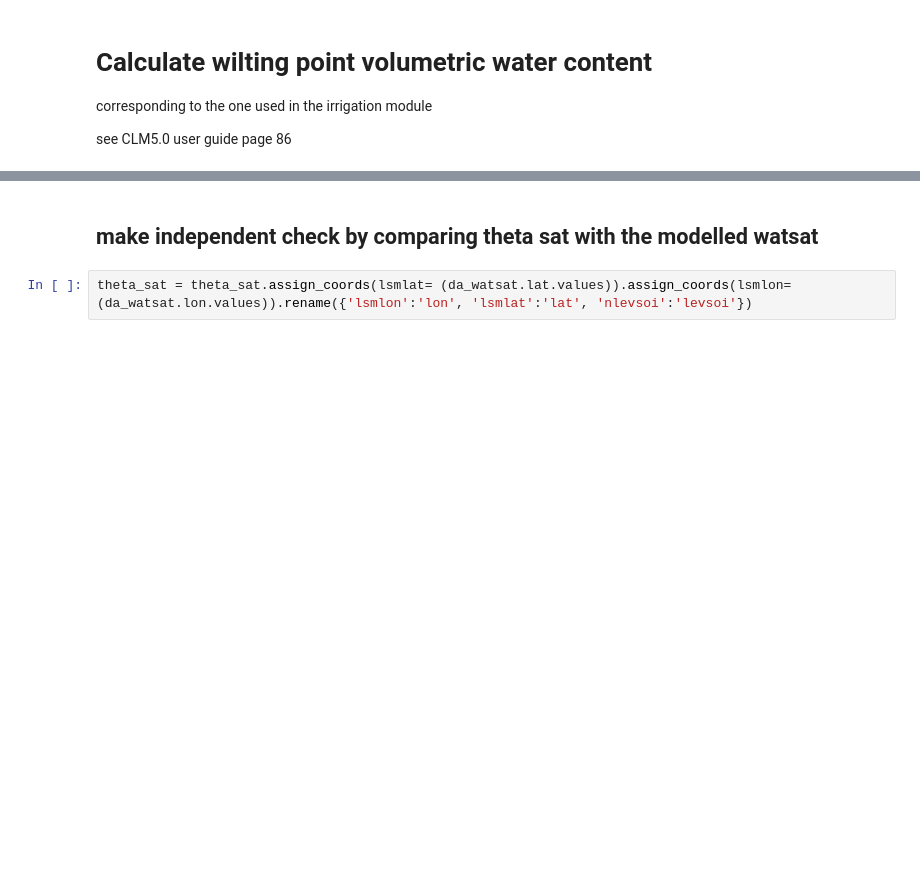
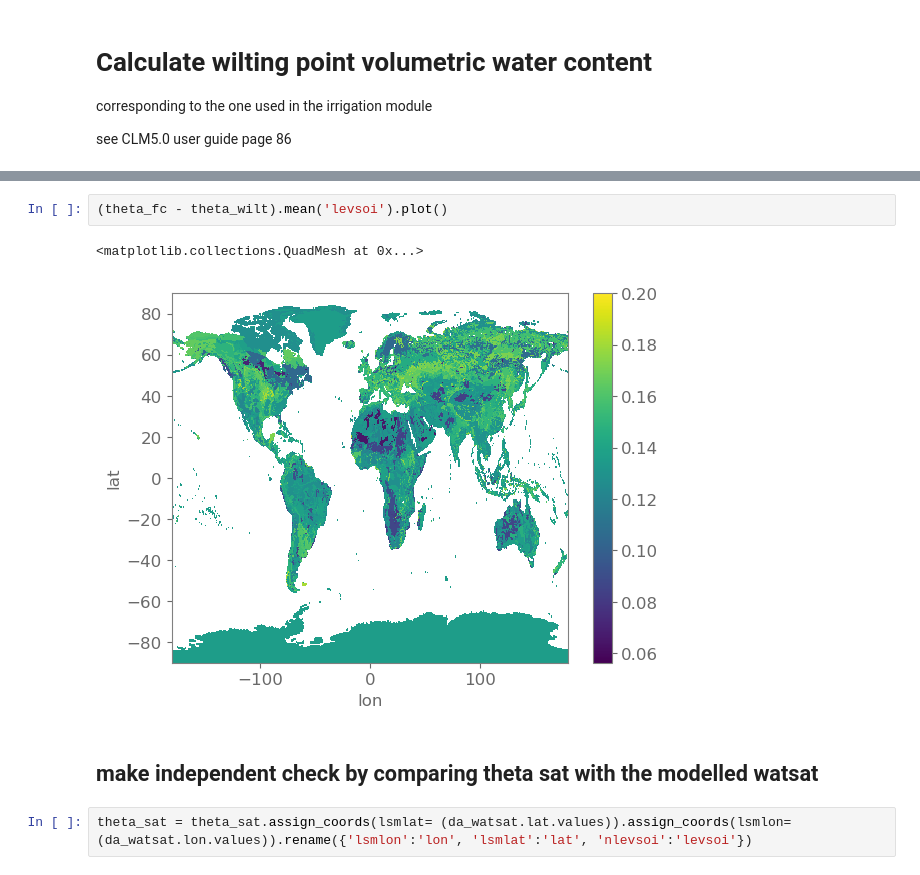
Before and after one commit to Ivanderkelen/Vanderkelen_etal_2025_BG, a Jupyter notebook: notebooks/calc_wilting_vol_water_content.ipynb, the cells around one changed output, grey strips where cells are left out. Saved outputs shown, nothing was run; the diff lists cells and outputs as text; blank space fills up the shorter version.

```diff
--- a/notebooks/calc_wilting_vol_water_content.ipynb
+++ b/notebooks/calc_wilting_vol_water_content.ipynb
@@ -104,3 +125,8 @@ for scenario in ["CTL", "high"]:
+# %%
+(theta_fc - theta_wilt).mean('levsoi').plot()
+# %% [output]
+<matplotlib.collections.QuadMesh at 0x...>
+[figure, added]
 # %% [markdown]
 ## make independent check by comparing theta sat with the modelled watsat
 # %%
```
Also changed, not shown: parts of 5 cells of this notebook, 32 other files.
